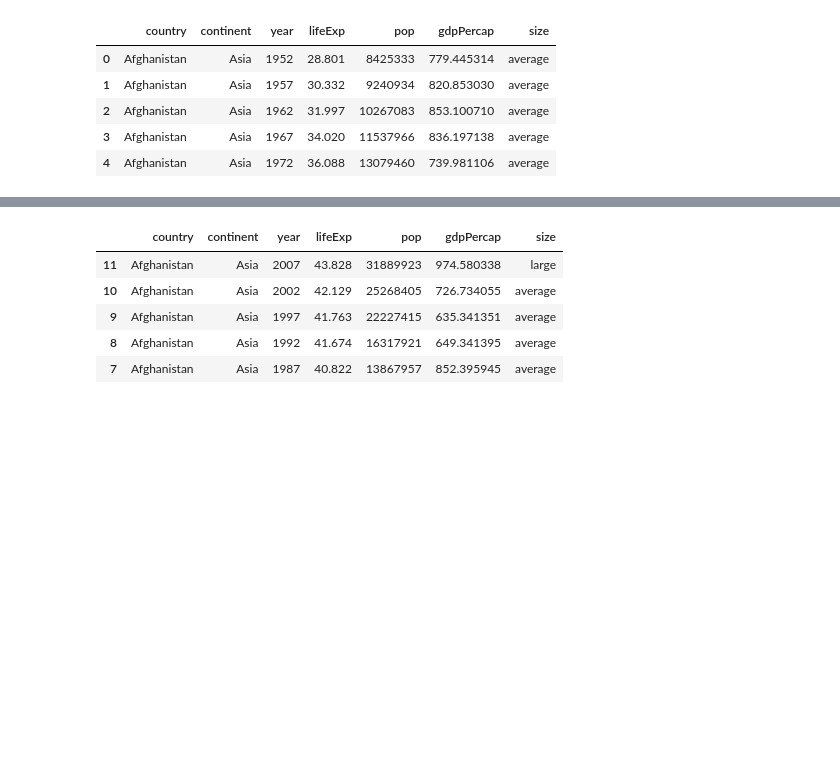
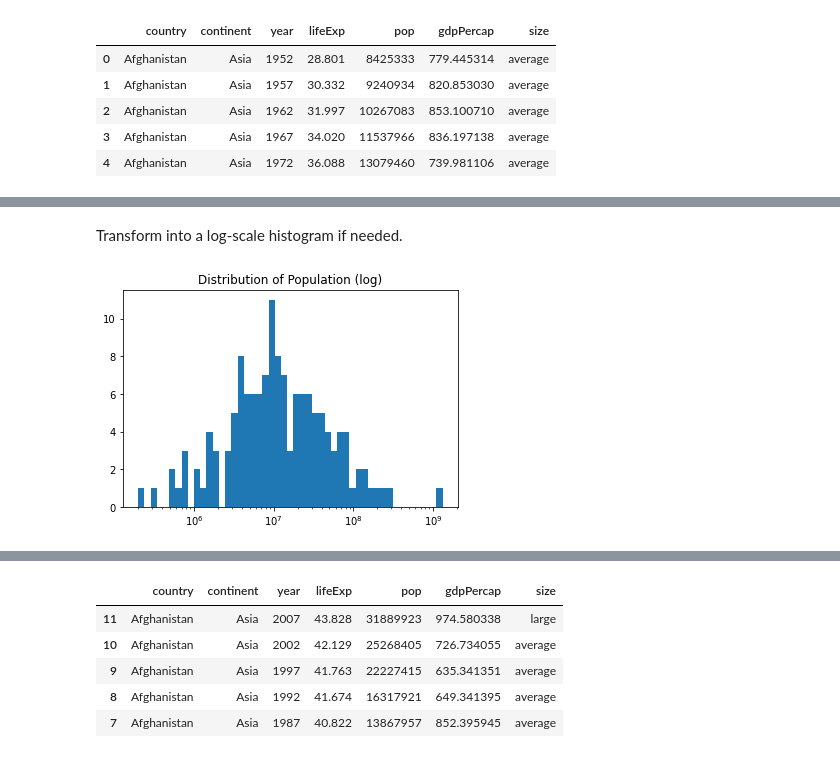
Before and after one commit to social-lorax/howto_codebooks, a Jupyter notebook: Sheets_Py/py_pandas.ipynb, the cells around one changed output, grey strips where cells are left out. Saved outputs shown, nothing was run; the diff lists cells and outputs as text; code cells hidden in the pictures; blank space fills up the shorter version.

```diff
--- a/Sheets_Py/py_pandas.ipynb
+++ b/Sheets_Py/py_pandas.ipynb
@@ -229,0 +303,15 @@ gapminder.drop_duplicates(["continent", "year"]).head()
+# %% [markdown]
+Transform into a log-scale histogram if needed.
+# %%
+def plot_loghist(x, bins):
+  #function for plotting a log-scale histogram
+  #it ensures log-scale binning and label on the original scale
+    logbins = np.logspace(np.log10(x.min()),np.log10(x.max()),bins)
+    plt.hist(x, bins=logbins)
+    plt.xscale('log')
+
+plot_loghist(gap_07["pop"], bins = 50)
+plt.title("Distribution of Population (log)")
+plt.show()
+# %% [output]
+[figure, added]
```
Also changed, not shown: parts of 36 cells of this notebook, 1 other file.
